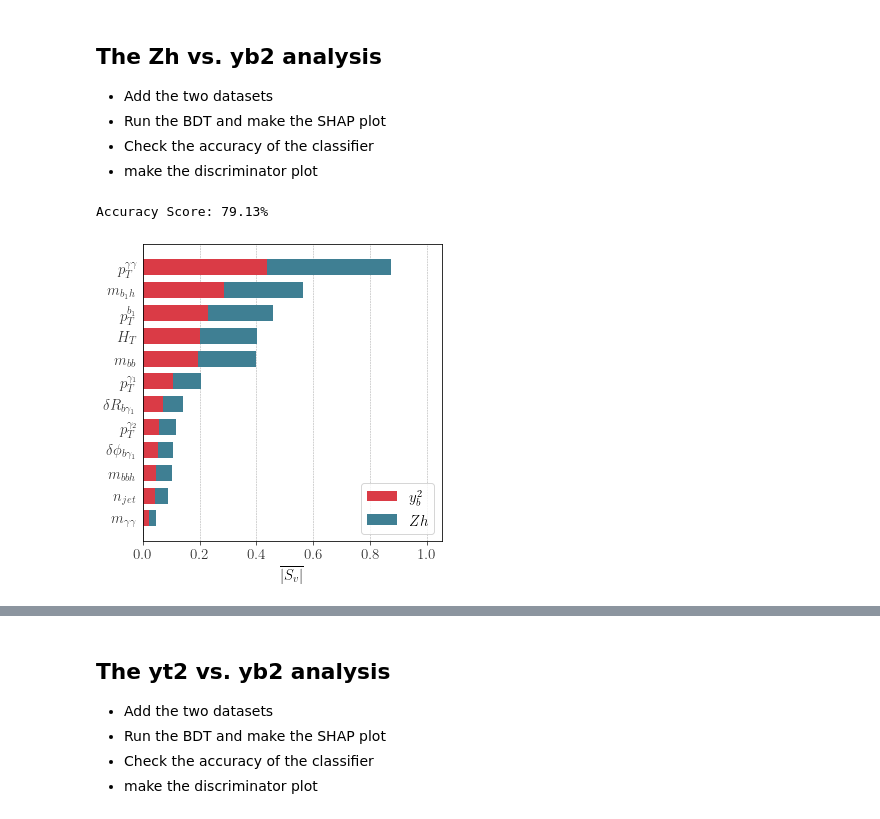
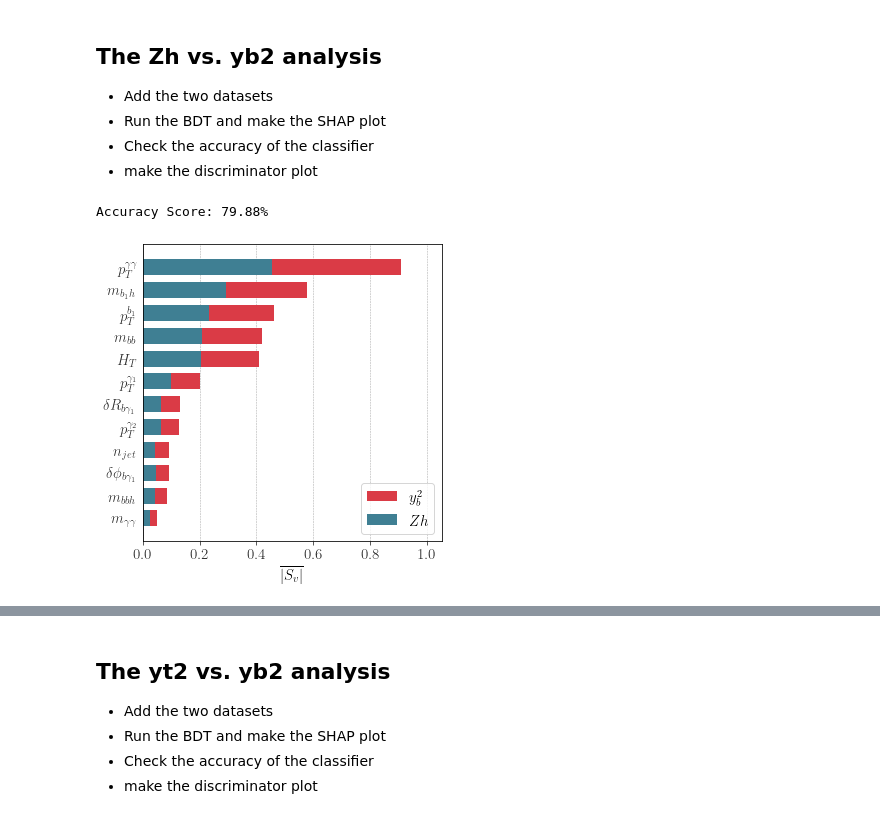
Before and after one commit to talismanbrandi/Interpretable-ML-bbh, a Jupyter notebook: Notebooks/Final_Analysis.ipynb, the cells around one changed output, grey strips where cells are left out. Cells and saved outputs as stored; diff of their text form; code cells hidden in the pictures.

Commit message:
fixed the colour schemes of the plots

```diff
--- a/Notebooks/Final_Analysis.ipynb
+++ b/Notebooks/Final_Analysis.ipynb
@@ -1,4 +1,13 @@
 # %%
+#####################################################################
+# This notebook is authored by: Ayan Paul                           #
+# Date: November 2020                                               #
+# If you use this code or the results from this work please cite:   #
+# Resurrecting bbh with kinematic shapes                            #
+# Christophe Grojean, Ayan Paul and Zuoni Qian                      #
+# arXiv:2011.13945 (https://arxiv.org/abs/2011.13945)               #
+#####################################################################
+
 import numpy as np
 import pandas as pd
 import xgboost as xgb
@@ -29,10 +38,10 @@ N_THREADS = 88 ## Change for reducing load on CPU
 os.environ['OMP_NUM_THREADS'] = str(N_THREADS)
 seed = 42
 
-colors = ['#da3b46','#3f7f93']
+colors = ['#3f7f93','#da3b46']
 cmp_2 = LinearSegmentedColormap.from_list('my_list', [Color(c1).rgb for c1 in colors], N=2)
 
-colors = ['#da3b46','#F6AE2D', '#9448BC', '#3f7f93', '#E4B4C2']
+colors = [ '#E4B4C2','#3f7f93','#9448BC','#F6AE2D','#da3b46']
 cmp_5 = LinearSegmentedColormap.from_list('my_list', [Color(c1).rgb for c1 in colors], N=5)
 # %% [markdown]
 ## Helper funtion for I/O, BDT analysis and evaluation of results
@@ -163,7 +172,7 @@ def get_mclass(i, df_array, weight_array, ps_exp_class, seed=seed):
     return nevents, sig
 
 
-def abs_shap(df_shap, df, shap_plot,  names, class_names, cmp):
+def abs_shap(df_shap, df, shap_plot, names, class_names, cmp):
     ''' A function to plot the bar plot for the mean abs SHAP values
         arguments:
             df_shap: the dataframe of the SHAP values
@@ -177,7 +186,9 @@ def abs_shap(df_shap, df, shap_plot,  names, class_names, cmp):
     plt.rcParams['text.latex.preamble'] = r"\usepackage{amsmath}"
     plt.figure(figsize=(5,5))
     shap.summary_plot(df_shap, df, color=cmp, class_names=class_names, class_inds='original', plot_size=(5,5), show=False, feature_names=names)
-    plt.legend(loc='lower right', fontsize=15)
+    ax = plt.gca()
+    handles, labels = ax.get_legend_handles_labels()
+    ax.legend(reversed(handles), reversed(labels), loc='lower right', fontsize=15)
     plt.xlabel(r'$\overline{|S_v|}$', fontsize=15)
     ax = plt.gca()
     ax.spines["top"].set_visible(True)
@@ -234,15 +245,15 @@ nchannels = len(channels)
 df_train = pd.concat(channels, ignore_index=True)
 df_train = df_train.sample(frac=1).reset_index(drop=True)
 # %%
-class_names = [r'$y_b^2$', r'$Zh$']
+class_names = [r'$Zh$', r'$y_b^2$']
 filename = 'models/HL-LHC-BDT/hbb-BDT-2class-bg-1b-met-ht-btag.pickle.dat' ## The pickle model store if necessary.
 shap_plot = '../plots/shap-zh-yb2.pdf'
 
 classifier, x_test, y_test, shap_values_2, X_shap_2 = runBDT(df_train, filename)
 abs_shap(shap_values_2, X_shap_2, shap_plot, names=names, class_names=class_names, cmp=cmp_2)
 # %% [output]
-Accuracy Score: 79.13%
+Accuracy Score: 79.88%
-[figure, old version]
+[figure, new version]
 # %%
 classifier = pickle.load(open('models/HL-LHC-BDT/hbb-BDT-2class-bg-1b-met-ht-btag.pickle.dat', 'rb')) ## If model is stored
 comb_test = pd.concat([df_yb2_test.iloc[:,:-1].sample(n=20000, random_state=seed), df_zh_test.iloc[:,:-1].sample(n=20000, random_state=seed)])
```
Also changed, not shown: parts of 19 cells of this notebook, 6 other files.
